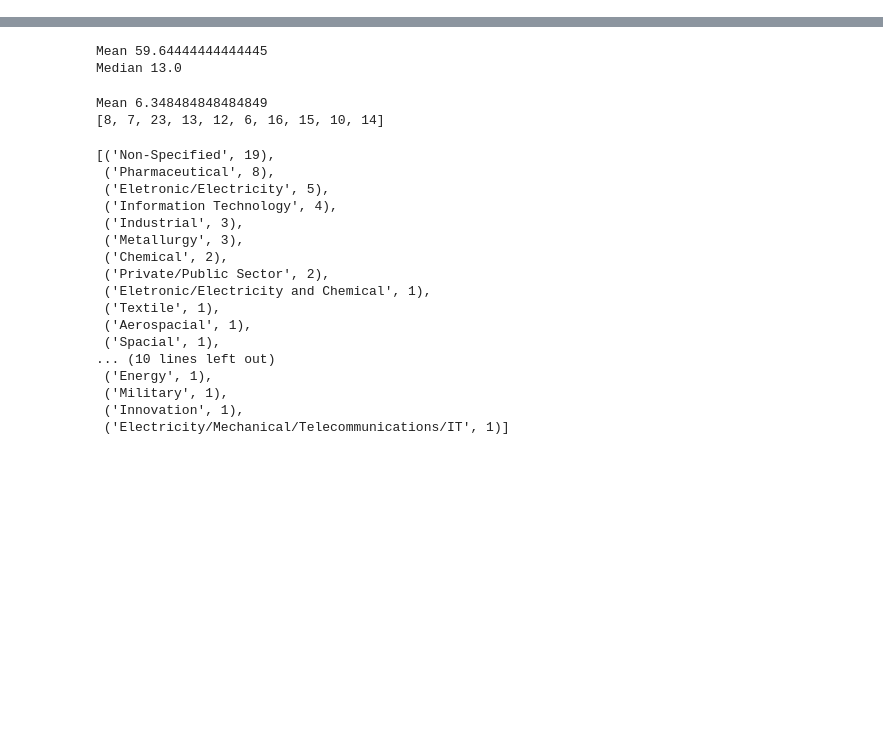
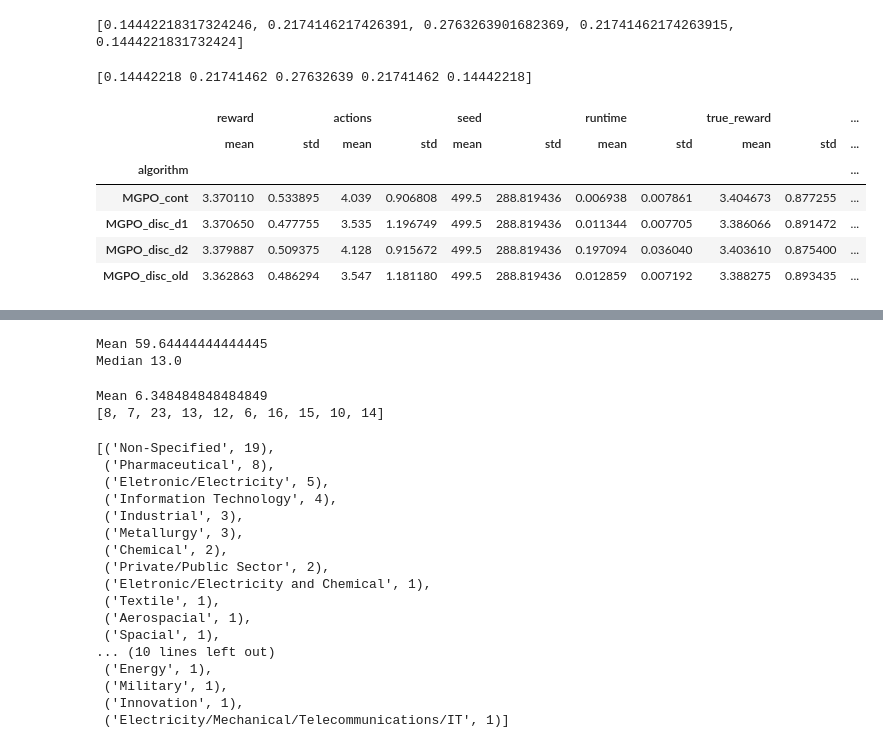
Before and after one commit to lovis-heindrich/MGPS-project-selection, a Jupyter notebook: tests.ipynb, the cells around one changed output, grey strips where cells are left out. Saved outputs shown, nothing was run; the diff lists cells and outputs as text; code cells hidden in the pictures; blank space fills up the shorter version.

```diff
--- a/tests.ipynb
+++ b/tests.ipynb
@@ -9,0 +98,52 @@ from src.utils.distributions import Normal
+# %%
+node_scale=1
+value = 3
+sample_sigma = 1
+sigma = 1
+
+probs = []
+for obs in range(min_obs, max_obs+1):
+    if obs == min_obs:
+        probs.append(norm.cdf((obs+0.5)*node_scale, value, np.sqrt(sigma**2+sample_sigma**2)))
+    elif obs == max_obs:
+        probs.append(1 - norm.cdf((obs-0.5)*node_scale, value, np.sqrt(sigma**2+sample_sigma**2)))
+    else:
+        probs.append(norm.cdf((obs+0.5)*node_scale, value, np.sqrt(sigma**2+sample_sigma**2)) - norm.cdf((obs-0.5)*node_scale, value, np.sqrt(sigma**2+sample_sigma**2)))
+print(probs)
+# %% [output]
+[0.14442218317324246, 0.2174146217426391, 0.2763263901682369, 0.21741462174263915, 0.1444221831732424]
+# %%
+eval_points = [obs+0.5 for obs in range(min_obs, max_obs)]
+cdf_points = np.array([0] + [norm.cdf((obs)*node_scale, value, np.sqrt(sigma**2+sample_sigma**2)) for obs in eval_points] + [1])
+probs = cdf_points[1:] - cdf_points[:-1]
+print(probs)
+# %% [output]
+[0.14442218 0.21741462 0.27632639 0.21741462 0.14442218]
+# %%
+def compare(config, n=100, seed=0):
+    env = MouselabJas(config=config)
+    voc_policy_disc = JAS_voc_policy(discrete_observations=True)
+    voc_policy_disc_1 = JAS_voc_policy(discrete_observations=True, discrete_depth=1)
+    voc_policy_disc_2 = JAS_voc_policy(discrete_observations=True, discrete_depth=2)
+    voc_policy = JAS_voc_policy(discrete_observations=False)
+    res_voc = run_simulation(env, voc_policy, start_seed=seed, n=n)
+    res_voc["algorithm"] = "MGPO_cont"
+    res_voc_disc = run_simulation(env, voc_policy_disc, start_seed=seed, n=n)
+    res_voc_disc["algorithm"] = "MGPO_disc_old"
+    res_voc_disc1 = run_simulation(env, voc_policy_disc_1, start_seed=seed, n=n)
+    res_voc_disc1["algorithm"] = "MGPO_disc_d1"
+    res_voc_disc2 = run_simulation(env, voc_policy_disc_2, start_seed=seed, n=n)
+    res_voc_disc2["algorithm"] = "MGPO_disc_d2"
+    res = pd.concat([res_voc, res_voc_disc, res_voc_disc1, res_voc_disc2])
+    return res
+# %%
+res = compare(config, 1000)
+res.groupby("algorithm").agg(["mean", "std"])
+# %% [output]
+|  | reward |  | actions |  | seed |  | runtime |  | true_reward |  | ... |
+|  | mean | std | mean | std | mean | std | mean | std | mean | std | ... |
+| algorithm |  |  |  |  |  |  |  |  |  |  | ... |
+| MGPO_cont | 3.370110 | 0.533895 | 4.039 | 0.906808 | 499.5 | 288.819436 | 0.006938 | 0.007861 | 3.404673 | 0.877255 | ... |
+| MGPO_disc_d1 | 3.370650 | 0.477755 | 3.535 | 1.196749 | 499.5 | 288.819436 | 0.011344 | 0.007705 | 3.386066 | 0.891472 | ... |
+| MGPO_disc_d2 | 3.379887 | 0.509375 | 4.128 | 0.915672 | 499.5 | 288.819436 | 0.197094 | 0.036040 | 3.403610 | 0.875400 | ... |
+| MGPO_disc_old | 3.362863 | 0.486294 | 3.547 | 1.181180 | 499.5 | 288.819436 | 0.012859 | 0.007192 | 3.388275 | 0.893435 | ... |
```
Also changed, not shown: parts of 16 cells of this notebook, 6 other files.
